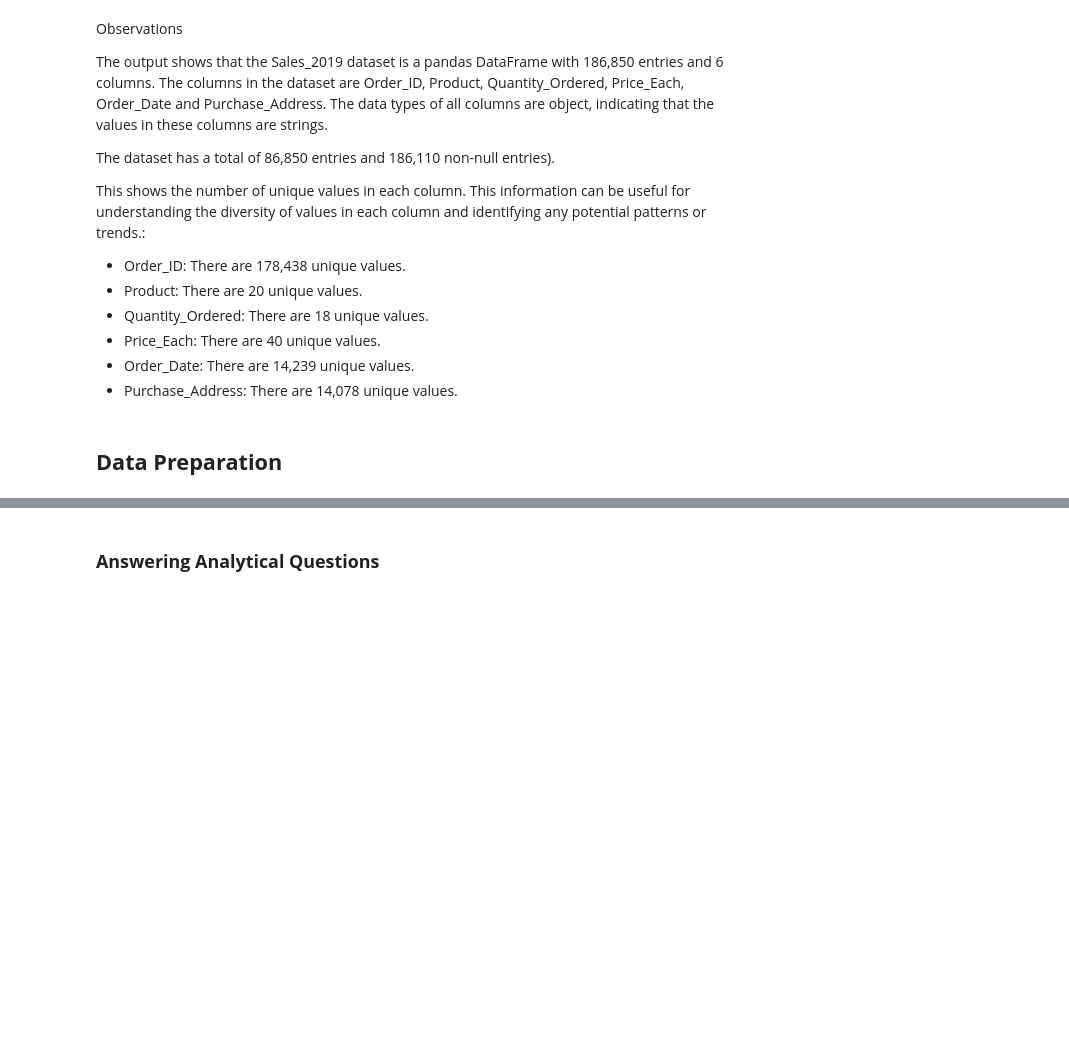
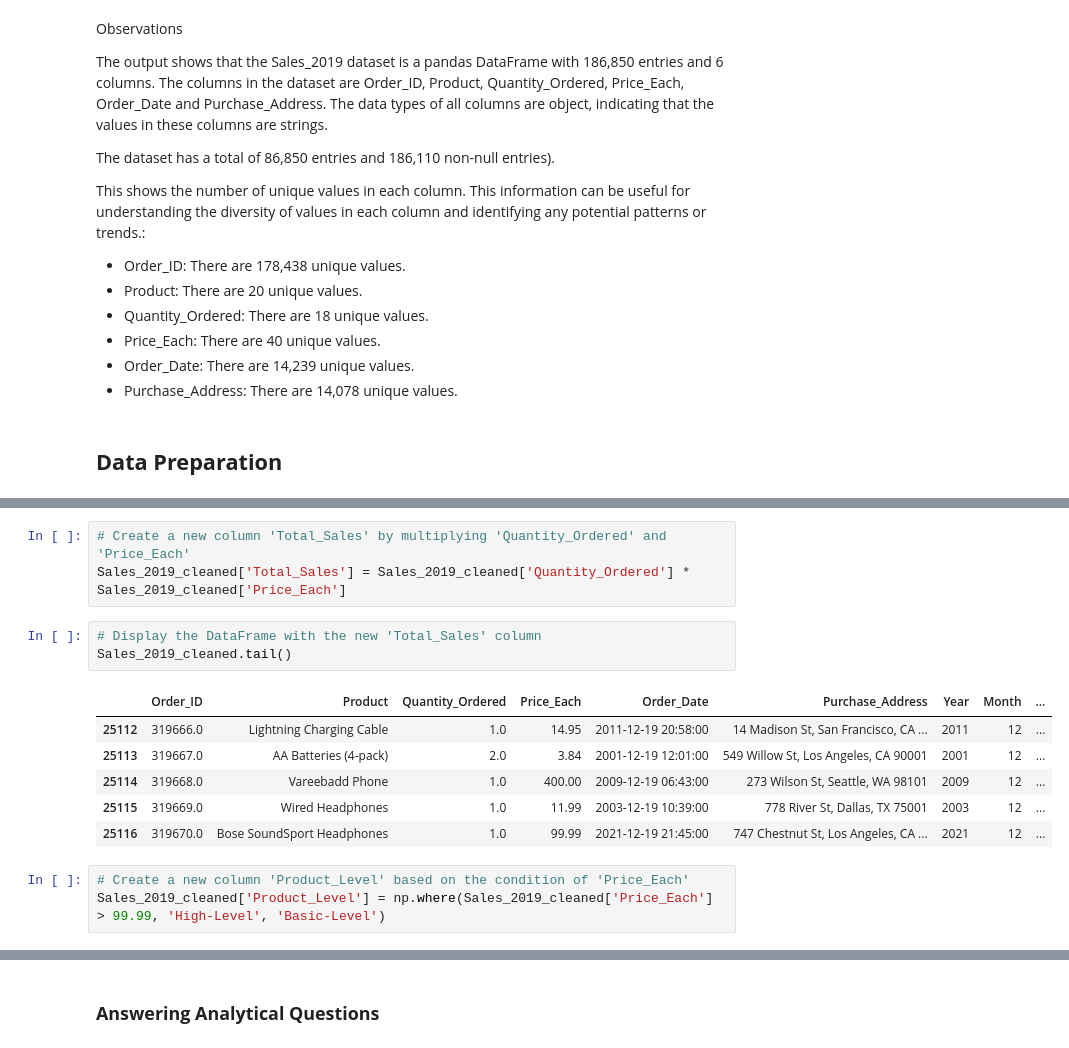
Before and after one commit to Njuraita/Bay-Technologies-BI-Solution, a Jupyter notebook: main.ipynb, the cells around one changed output, grey strips where cells are left out. Cells and saved outputs as stored; diff of their text form; blank space fills up the shorter version.

```diff
--- a/main.ipynb
+++ b/main.ipynb
@@ -339,0 +538,16 @@ This shows the number of unique values in each column. This information can be u
+# %%
+# Create a new column 'Total_Sales' by multiplying 'Quantity_Ordered' and 'Price_Each'
+Sales_2019_cleaned['Total_Sales'] = Sales_2019_cleaned['Quantity_Ordered'] * Sales_2019_cleaned['Price_Each']
+# %%
+# Display the DataFrame with the new 'Total_Sales' column
+Sales_2019_cleaned.tail()
+# %% [output]
+|  | Order_ID | Product | Quantity_Ordered | Price_Each | Order_Date | Purchase_Address | Year | Month | ... |
+| 25112 | 319666.0 | Lightning Charging Cable | 1.0 | 14.95 | 2011-12-19 20:58:00 | 14 Madison St, San Francisco, CA ... | 2011 | 12 | ... |
+| 25113 | 319667.0 | AA Batteries (4-pack) | 2.0 | 3.84 | 2001-12-19 12:01:00 | 549 Willow St, Los Angeles, CA 90001 | 2001 | 12 | ... |
+| 25114 | 319668.0 | Vareebadd Phone | 1.0 | 400.00 | 2009-12-19 06:43:00 | 273 Wilson St, Seattle, WA 98101 | 2009 | 12 | ... |
+| 25115 | 319669.0 | Wired Headphones | 1.0 | 11.99 | 2003-12-19 10:39:00 | 778 River St, Dallas, TX 75001 | 2003 | 12 | ... |
+| 25116 | 319670.0 | Bose SoundSport Headphones | 1.0 | 99.99 | 2021-12-19 21:45:00 | 747 Chestnut St, Los Angeles, CA ... | 2021 | 12 | ... |
+# %%
+# Create a new column 'Product_Level' based on the condition of 'Price_Each'
+Sales_2019_cleaned['Product_Level'] = np.where(Sales_2019_cleaned['Price_Each'] > 99.99, 'High-Level', 'Basic-Level')
```
Also changed, not shown: parts of 34 cells of this notebook.
